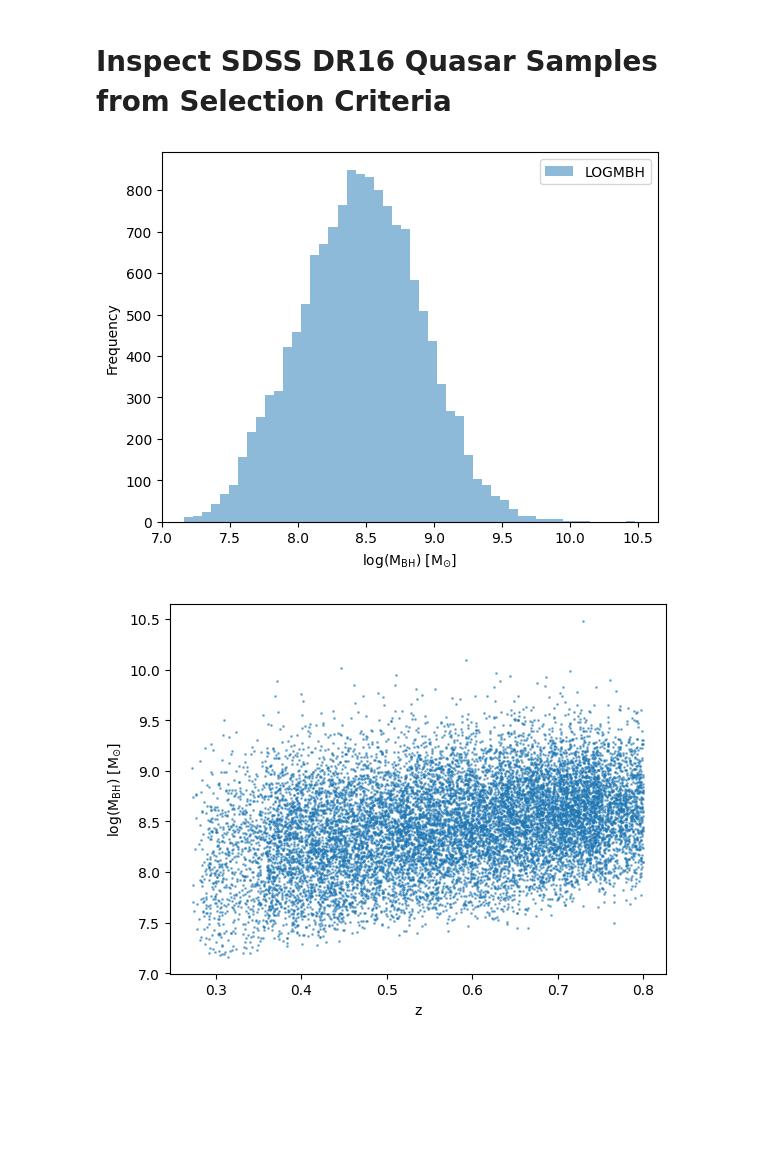
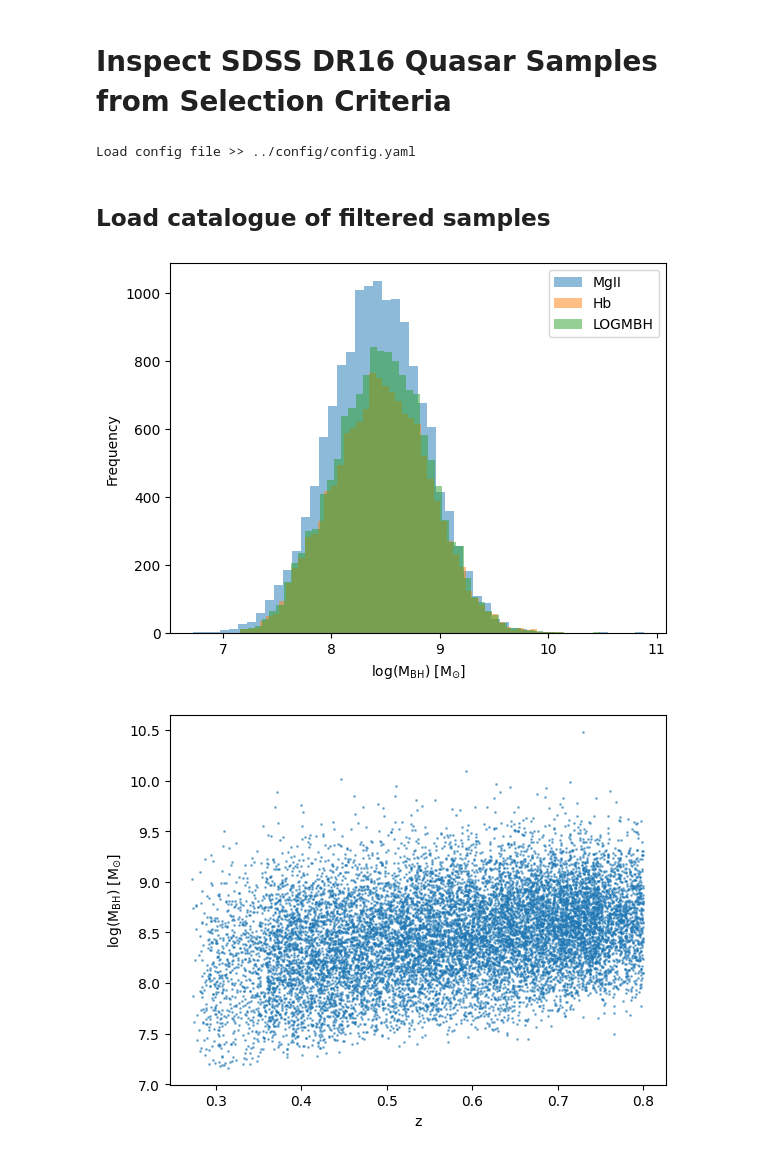
Before and after one commit to yongsukyee/uncertain_blackholemass, a Jupyter notebook: notebooks/inspect_data.ipynb, the cells around one changed output. Drawn from its saved outputs; the diff is of its cells as text; code cells hidden in the pictures; blank space fills up the shorter version.

```diff
--- a/notebooks/inspect_data.ipynb
+++ b/notebooks/inspect_data.ipynb
@@ -1,28 +1,39 @@
 # %% [markdown]
 # Inspect SDSS DR16 Quasar Samples from Selection Criteria
 # %%
+import sys
+sys.path.append("..")
+
+from astropy.io import fits
+from pathlib import Path
 import matplotlib.pyplot as plt
 import numpy as np
 import pandas as pd
+
+from lib.get_config import get_config
+cfg = get_config('../config/config.yaml')
+# %% [output]
+Load config file >> ../config/config.yaml
 # %%
 # BH mass equation
 logmbh_eq = lambda a, b, fwhm, loglline: a + np.log10(((fwhm/1000.)**2)*((loglline - 44.)**b))
+# %% [markdown]
+## Load catalogue of filtered samples
 # %%
-datadir = '/Users/sukyee/Documents_sukyee/ProjectCode_data/blackholemass_cp_data/'
-df = pd.read_csv(f"{datadir}catalogue/sdssdr16q_prop.csv", sep=',', header=0)
+df = pd.read_csv(Path(cfg['data_dir'], 'catalogue', 'sdssdr16q_prop.csv'), sep=',', header=0)
 # %%
 logmbh_hb_vestergaard06 = logmbh_eq(6.91, 0.5, df['HBETA_BR_FWHM'], df['LOGL5100'])
 
 fig, ax = plt.subplots()
-# df['LOGMBH_MGII'].plot.hist(bins=50, alpha=0.5, label='MgII')
+df['LOGMBH_MGII'].plot.hist(bins=50, alpha=0.5, label='MgII')
+df['LOGMBH_HB'].plot.hist(bins=50, alpha=0.5, label='Hb')
+df['LOGMBH'].plot.hist(bins=50, alpha=0.5)
 # ax.hist(logmbh_hb_vestergaard06, bins=50, alpha=0.5, label='Hb(vestergaard)')
-# df['LOGMBH_HB'].plot.hist(bins=50, alpha=0.5, label='Hb')
-df['LOGMBH'].plot.hist(bins=50, alpha=0.5)
 ax.legend()
 ax.set_xlabel(r'log(M$_{\mathrm{BH}}$) [M$_{\odot}$]')
 plt.show()
 # %% [output]
-[figure, old version]
+[figure, new version]
 # %%
 fig, ax = plt.subplots()
 ax.scatter(df['Z_FIT'], df['LOGMBH'], s=1, alpha=0.5)
@@ -30,7 +41,7 @@ ax.set_xlabel('z')
 ax.set_ylabel(r'log(M$_{\mathrm{BH}}$) [M$_{\odot}$]')
 plt.show()
 # %% [output]
-[figure, old version]
+[figure, new version]
 # %%
 fig, ax = plt.subplots()
 df['HBETA_FWHM'].plot.hist(alpha=0.5, label='Hb')
```
Also changed, not shown: parts of 10 cells of this notebook, 2 other files.
